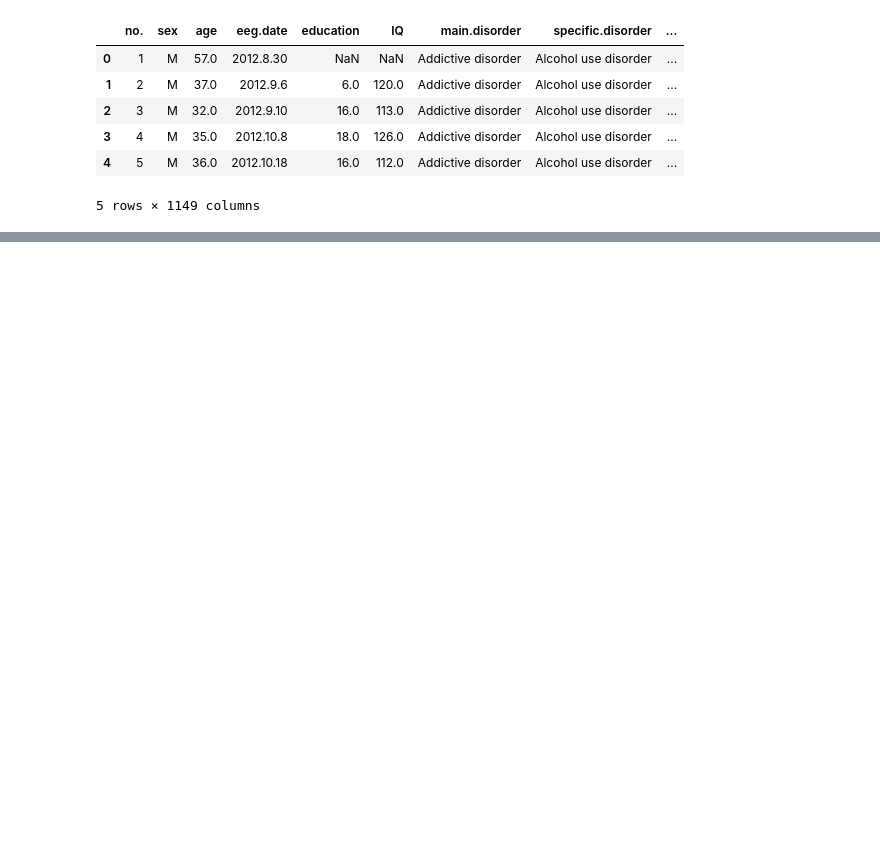
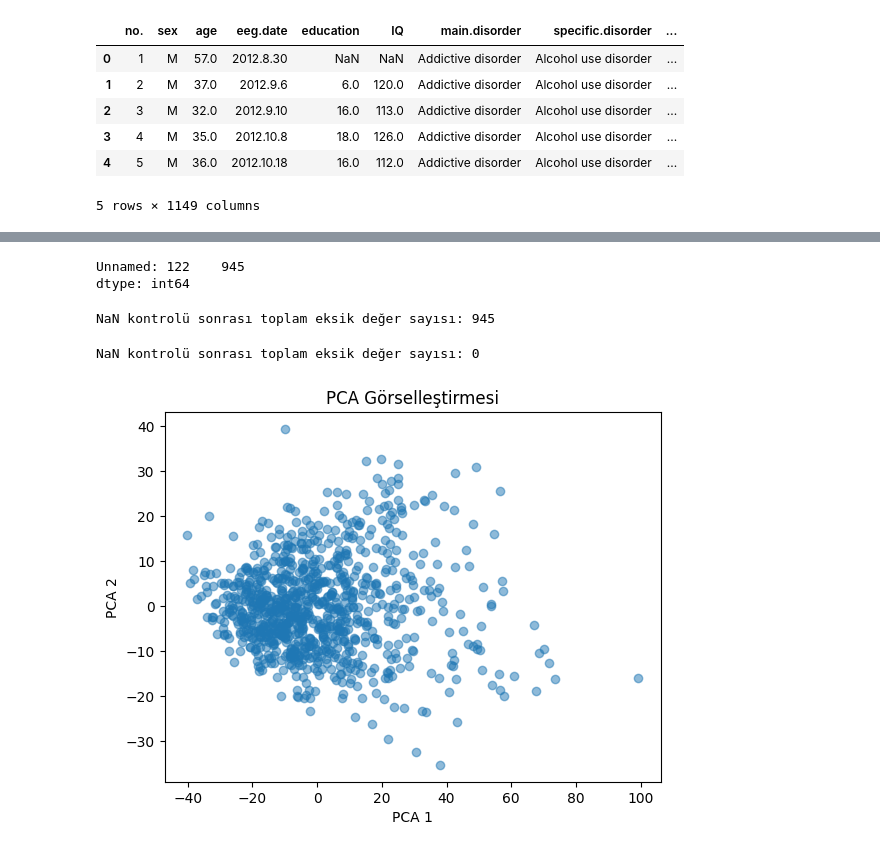
Before and after one commit to snmkrhn/EEG-Sinyalleri-ile-Psikiyatrik-Bozukluklar-n-Tespiti, a Jupyter notebook: EEG_Sinyalleri_ile_Psikiyatrik_Bozuklukların.ipynb, the cells around one changed output, grey strips where cells are left out. Saved outputs shown, nothing was run; the diff lists cells and outputs as text; code cells hidden in the pictures; blank space fills up the shorter version.

```diff
--- a/EEG_Sinyalleri_ile_Psikiyatrik_Bozuklukların.ipynb
+++ b/EEG_Sinyalleri_ile_Psikiyatrik_Bozuklukların.ipynb
@@ -851,0 +864,40 @@ ValueError: at least one array or dtype is required
+# %%
+import numpy as np
+
+# Her sütunda kaç tane eksik veri (NaN) var?
+nan_counts = X.isna().sum()
+print(nan_counts[nan_counts > 0])  # Sadece NaN içeren sütunları göster
+# %% [output]
+Unnamed: 122    945
+dtype: int64
+# %%
+X = X.fillna(X.mean(numeric_only=True))  # Sadece sayısal sütunların ortalamasını al
+# %%
+print("NaN kontrolü sonrası toplam eksik değer sayısı:", X.isna().sum().sum())
+# %% [output]
+NaN kontrolü sonrası toplam eksik değer sayısı: 945
+# %%
+# Gereksiz ve tamamen eksik sütunu kaldıralım
+X = X.drop(columns=['Unnamed: 122'], errors='ignore')
+
+# Tekrar NaN kontrolü yapalım
+print("NaN kontrolü sonrası toplam eksik değer sayısı:", X.isna().sum().sum())
+
+# Standardizasyon yap
+scaler = StandardScaler()
+X_scaled = scaler.fit_transform(X)
+
+# PCA uygula
+pca = PCA(n_components=2)
+X_pca = pca.fit_transform(X_scaled)
+
+# PCA Görselleştirme
+import matplotlib.pyplot as plt
+plt.scatter(X_pca[:, 0], X_pca[:, 1], alpha=0.5)
+plt.xlabel("PCA 1")
+plt.ylabel("PCA 2")
+plt.title("PCA Görselleştirmesi")
+plt.show()
+# %% [output]
+NaN kontrolü sonrası toplam eksik değer sayısı: 0
+[figure, added]
```
Also changed, not shown: parts of 16 cells of this notebook.
